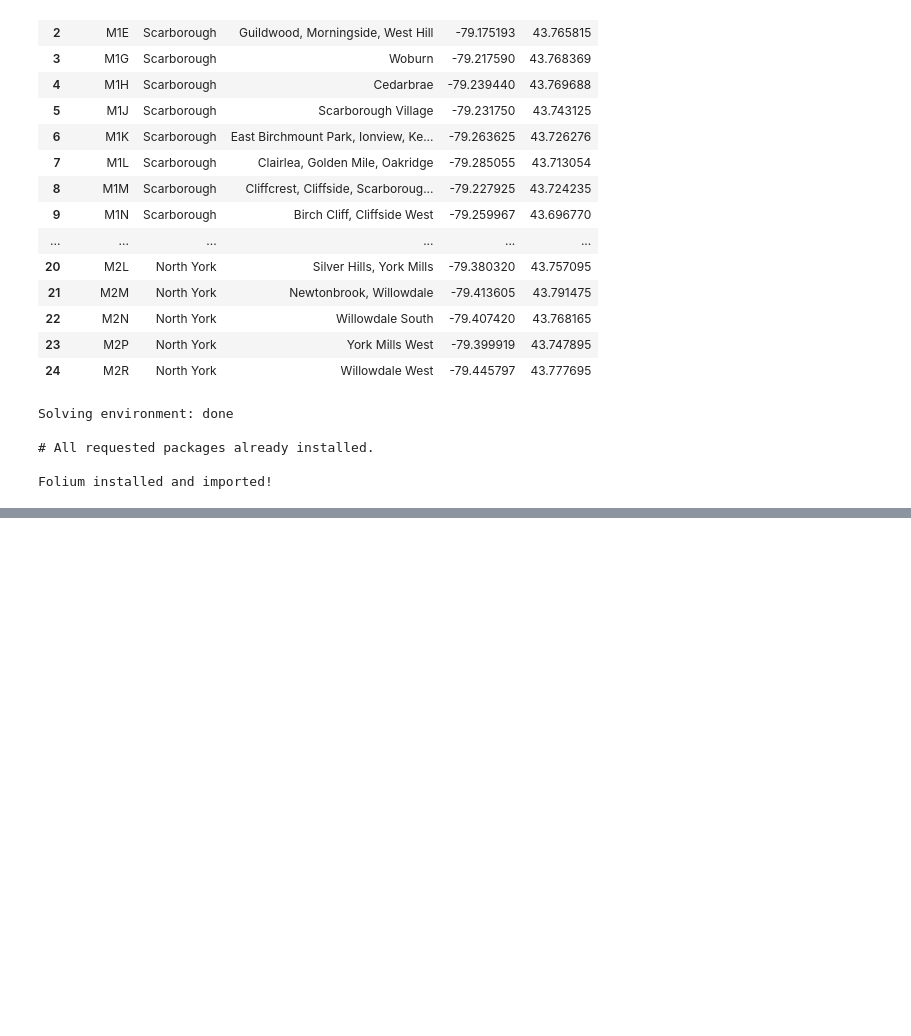
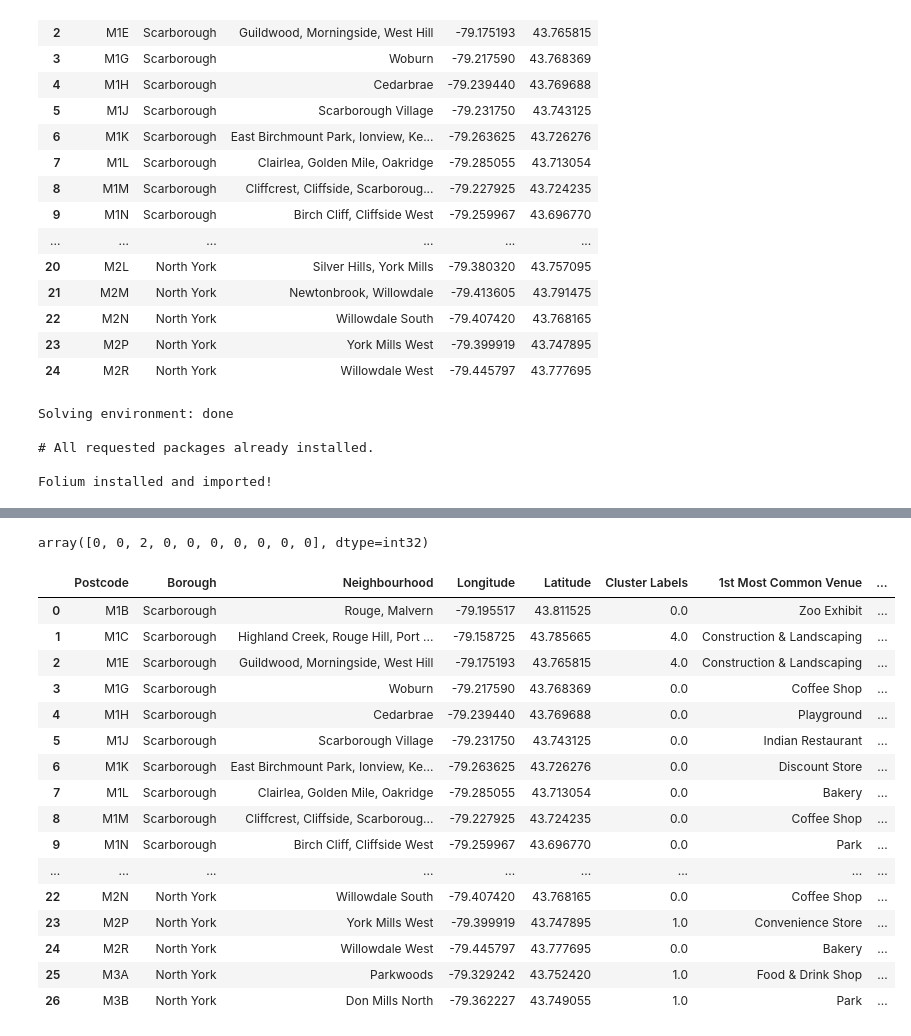
Before and after one commit to MicheleDeluchi/Coursera_Capstone, a Jupyter notebook: Clustering Neighborhoods in Toronto.ipynb, the cells around one changed output, grey strips where cells are left out. Cells and saved outputs as stored; diff of their text form; code cells hidden in the pictures; blank space fills up the shorter version.

```diff
--- a/Clustering Neighborhoods in Toronto.ipynb
+++ b/Clustering Neighborhoods in Toronto.ipynb
@@ -166,0 +408,21 @@ Folium installed and imported!
+# %%
+num_top_venues = 10
+
+indicators = ['st', 'nd', 'rd']
+
+# create columns according to number of top venues
+columns = ['Neighbourhood']
+for ind in np.arange(num_top_venues):
+    try:
+        columns.append('{}{} Most Common Venue'.format(ind+1, indicators[ind]))
+    except:
+        columns.append('{}th Most Common Venue'.format(ind+1))
+
+# create a new dataframe
+neighborhoods_venues_sorted = pd.DataFrame(columns=columns)
+neighborhoods_venues_sorted['Neighbourhood'] = toronto_grouped['Neighbourhood']
+
+for ind in np.arange(toronto_grouped.shape[0]):
+    neighborhoods_venues_sorted.iloc[ind, 1:] = return_most_common_venues(toronto_grouped.iloc[ind, :], num_top_venues)
+
+neighborhoods_venues_sorted.head()
@@ -166,0 +436,43 @@ Folium installed and imported!
+# %%
+kclusters = 5
+
+toronto_grouped_clustering = toronto_grouped.drop('Neighbourhood', 1)
+
+# run k-means clustering
+kmeans = KMeans(n_clusters=kclusters, random_state=0).fit(toronto_grouped_clustering)
+
+# check cluster labels generated for each row in the dataframe
+kmeans.labels_[0:10]
+# %% [output]
+array([0, 0, 2, 0, 0, 0, 0, 0, 0, 0], dtype=int32)
+# %%
+# add clustering labels
+neighborhoods_venues_sorted.insert(0, 'Cluster Labels', kmeans.labels_)
+
+toronto_merged = data3
+
+# merge toronto_grouped with toronto_data to add latitude/longitude for each neighborhood
+toronto_merged = toronto_merged.join(neighborhoods_venues_sorted.set_index('Neighbourhood'), on='Neighbourhood')
+
+ # check the last columns!
+# %%
+toronto_merged=toronto_merged.loc[toronto_merged["Cluster Labels"].notna()]
+toronto_merged.head(25)
+# %% [output]
+|  | Postcode | Borough | Neighbourhood | Longitude | Latitude | Cluster Labels | 1st Most Common Venue | ... |
+| 0 | M1B | Scarborough | Rouge, Malvern | -79.195517 | 43.811525 | 0.0 | Zoo Exhibit | ... |
+| 1 | M1C | Scarborough | Highland Creek, Rouge Hill, Port ... | -79.158725 | 43.785665 | 4.0 | Construction & Landscaping | ... |
+| 2 | M1E | Scarborough | Guildwood, Morningside, West Hill | -79.175193 | 43.765815 | 4.0 | Construction & Landscaping | ... |
+| 3 | M1G | Scarborough | Woburn | -79.217590 | 43.768369 | 0.0 | Coffee Shop | ... |
+| 4 | M1H | Scarborough | Cedarbrae | -79.239440 | 43.769688 | 0.0 | Playground | ... |
+| 5 | M1J | Scarborough | Scarborough Village | -79.231750 | 43.743125 | 0.0 | Indian Restaurant | ... |
+| 6 | M1K | Scarborough | East Birchmount Park, Ionview, Ke... | -79.263625 | 43.726276 | 0.0 | Discount Store | ... |
+| 7 | M1L | Scarborough | Clairlea, Golden Mile, Oakridge | -79.285055 | 43.713054 | 0.0 | Bakery | ... |
+| 8 | M1M | Scarborough | Cliffcrest, Cliffside, Scarboroug... | -79.227925 | 43.724235 | 0.0 | Coffee Shop | ... |
+| 9 | M1N | Scarborough | Birch Cliff, Cliffside West | -79.259967 | 43.696770 | 0.0 | Park | ... |
+| ... | ... | ... | ... | ... | ... | ... | ... | ... |
+| 22 | M2N | North York | Willowdale South | -79.407420 | 43.768165 | 0.0 | Coffee Shop | ... |
+| 23 | M2P | North York | York Mills West | -79.399919 | 43.747895 | 1.0 | Convenience Store | ... |
+| 24 | M2R | North York | Willowdale West | -79.445797 | 43.777695 | 0.0 | Bakery | ... |
+| 25 | M3A | North York | Parkwoods | -79.329242 | 43.752420 | 1.0 | Food & Drink Shop | ... |
+| 26 | M3B | North York | Don Mills North | -79.362227 | 43.749055 | 1.0 | Park | ... |
```
Also changed, not shown: parts of 19 cells of this notebook.
